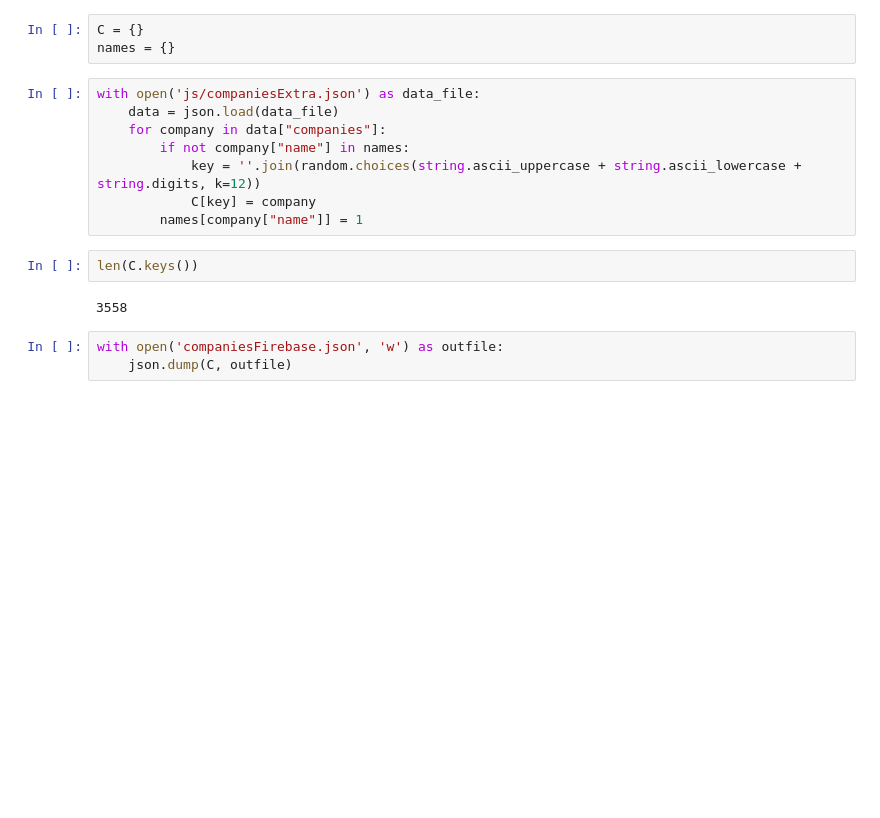
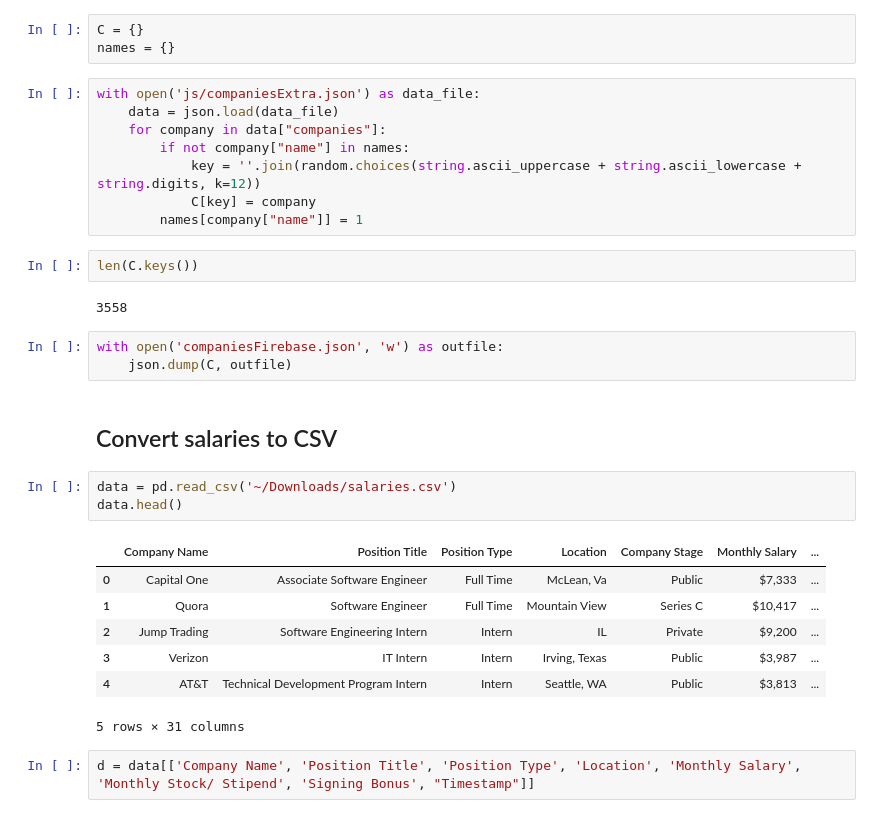
Before and after one commit to EmptyCrown/recruiting-app, a Jupyter notebook: Scripts.ipynb, the cells around one changed output. Cells and saved outputs as stored; diff of their text form; blank space fills up the shorter version.

```diff
--- a/Scripts.ipynb
+++ b/Scripts.ipynb
@@ -161,3 +162,18 @@ len(C.keys())
 # %%
 with open('companiesFirebase.json', 'w') as outfile:
     json.dump(C, outfile)
+# %% [markdown]
+## Convert salaries to CSV
+# %%
+data = pd.read_csv('~/Downloads/salaries.csv')
+data.head()
+# %% [output]
+|  | Company Name | Position Title | Position Type | Location | Company Stage | Monthly Salary | ... |
+| 0 | Capital One | Associate Software Engineer | Full Time | McLean, Va | Public | $7,333 | ... |
+| 1 | Quora | Software Engineer | Full Time | Mountain View | Series C | $10,417 | ... |
+| 2 | Jump Trading | Software Engineering Intern | Intern | IL | Private | $9,200 | ... |
+| 3 | Verizon | IT Intern | Intern | Irving, Texas | Public | $3,987 | ... |
+| 4 | AT&T | Technical Development Program Intern | Intern | Seattle, WA | Public | $3,813 | ... |
+5 rows × 31 columns
+# %%
+d = data[['Company Name', 'Position Title', 'Position Type', 'Location', 'Monthly Salary', 'Monthly Stock/ Stipend', 'Signing Bonus', "Timestamp"]]
```
Also changed, not shown: parts of 12 cells of this notebook, 6 other files.
